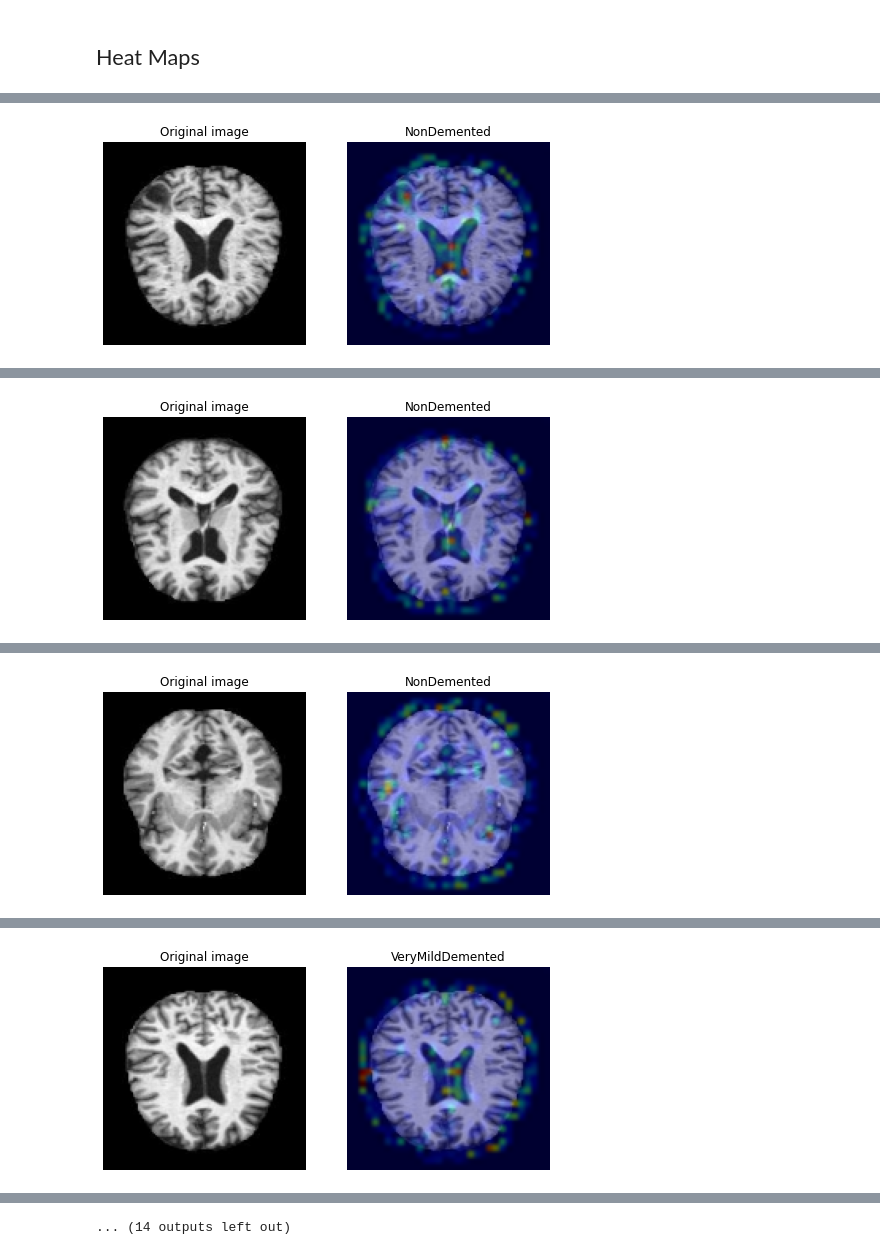
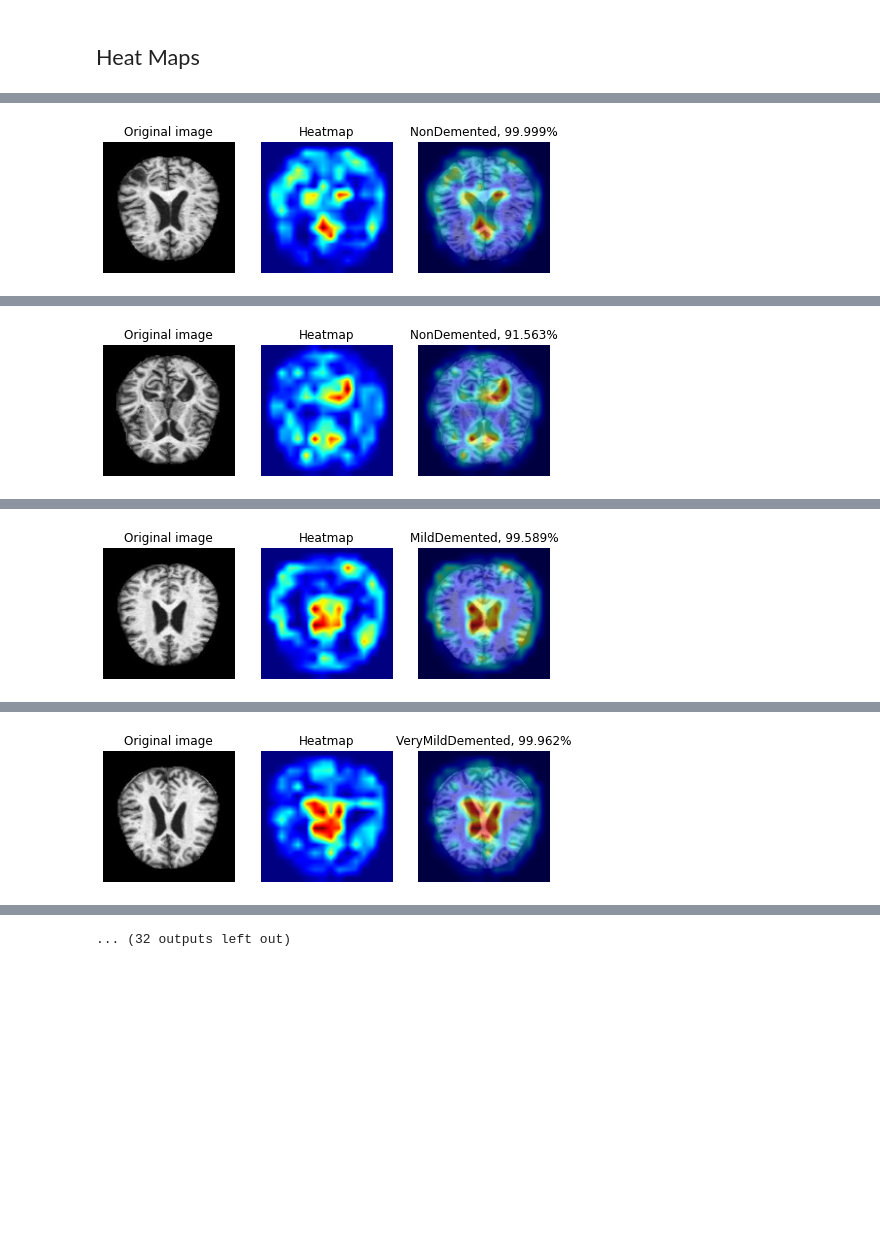
Before and after one commit to anagavrilovic/AlzheimersDisease, a Jupyter notebook: cnn/Classifying Severity of Alzheimer's Disease - CNN.ipynb, the cells around one changed output, grey strips where cells are left out. Cells and saved outputs as stored; diff of their text form; code cells hidden in the pictures; blank space fills up the shorter version.

Commit message:
HEATMAPS DONE

```diff
--- a/cnn/Classifying Severity of Alzheimer's Disease - CNN.ipynb
+++ b/cnn/Classifying Severity of Alzheimer's Disease - CNN.ipynb
@@ -68,14 +68,14 @@ train_images = []
 train_image_labels = []
 
 for image_path, image_label in images_dict.items():
-    img = cv2.cvtColor(cv2.imread(image_path), cv2.COLOR_BGR2GRAY)
+    img = cv2.cvtColor(cv2.imread(image_path), cv2.COLOR_BGR2RGB)
     img = cv2.resize(img, IMAGE_SIZE)
     train_images.append(img)
     train_image_labels.append(image_label)
     # print(image_path)
 
-train_images = np.array(train_images, dtype=float)
-train_image_labels = np.array(train_image_labels, dtype=float)
+train_images = np.asarray(train_images)
+train_image_labels = np.asarray(train_image_labels)
 # %% [markdown]
 <h3 style="font-weight: normal;">Split to train and test</h3>
 # %%
@@ -87,8 +87,7 @@ train_images, test_images, train_image_labels, test_image_labels = train_test_sp
     stratify=train_image_labels)
 
 # Copying images for visualizing via heatmaps
-test_images_for_heatmaps = copy.deepcopy(test_images[0::100])
-test_image_vectors_for_heatmaps = copy.deepcopy(test_images[0::100])
+test_images_for_heatmaps = copy.deepcopy(test_images[0::60])
 
 train_images = train_images / 255
 test_images = test_images / 255
@@ -96,14 +95,14 @@ test_images = test_images / 255
 <h3 style="font-weight: normal;">Oversampling</h3>
 # %%
 sm = SMOTE(random_state=42)
-train_images, train_image_labels = sm.fit_resample(train_images.reshape(-1, IMAGE_SIZE[0] * IMAGE_SIZE[1] * 1),
+train_images, train_image_labels = sm.fit_resample(train_images.reshape(-1, IMAGE_SIZE[0] * IMAGE_SIZE[1] * 3),
                                                    train_image_labels)
-train_images = train_images.reshape(-1, IMAGE_SIZE[0], IMAGE_SIZE[1], 1)
+train_images = train_images.reshape(-1, IMAGE_SIZE[0], IMAGE_SIZE[1], 3)
 
 
-test_images, test_image_labels = sm.fit_resample(test_images.reshape(-1, IMAGE_SIZE[0] * IMAGE_SIZE[1] * 1),
+test_images, test_image_labels = sm.fit_resample(test_images.reshape(-1, IMAGE_SIZE[0] * IMAGE_SIZE[1] * 3),
                                                  test_image_labels)
-test_images = test_images.reshape(-1, IMAGE_SIZE[0], IMAGE_SIZE[1], 1)
+test_images = test_images.reshape(-1, IMAGE_SIZE[0], IMAGE_SIZE[1], 3)
 # %% [markdown]
 <h3 style="font-weight: normal;">Shuffling data</h3>
 # %%
@@ -112,11 +111,11 @@ train_images, train_image_labels = shuffle(train_images, train_image_labels)
 <h3 style="font-weight: normal;">Creating and training model</h3>
 # %%
 try:
-    model = load_model('models/cnn.h5')
+    model = load_model('models/cnn-rgb.h5')
 except:
     model = Sequential()
 
-    model.add(Conv2D(input_shape=IMAGE_SIZE+(1,), filters=64, kernel_size=(3, 3), activation='relu', padding="same"))
+    model.add(Conv2D(input_shape=IMAGE_SIZE+(3,), filters=64, kernel_size=(3, 3), activation='relu', padding="same"))
     model.add(MaxPool2D(pool_size=(2, 2)))
 
     model.add(Conv2D(filters=64, kernel_size=(3, 3), activation='relu', padding="same"))
@@ -135,7 +134,7 @@ except:
     model.compile(optimizer="adam", loss='sparse_categorical_crossentropy', metrics=['accuracy'])
 
     history = model.fit(train_images, train_image_labels, epochs=15, verbose=1)
-    model.save('models/cnn.h5')
+    model.save('models/cnn-rgb.h5')
 
     # Plotting accuracy and loss during training
     # accuracy
@@ -237,12 +233,3 @@ test_image_vectors_for_heatmaps = test_image_vectors_for_heatmaps.reshape(-1, IM
 # %%
-for idx, image_for_heatmap in enumerate(test_image_vectors_for_heatmaps):
-    image = copy.deepcopy(image_for_heatmap)
-    image = np.expand_dims(image, axis=0)
-
-    model.layers[-1].activation = None
-
-    preds = model.predict(image)
-    heatmap = make_gradcam_heatmap(image, model, 'conv2d_2')
-
-    display_gradcam(test_images_for_heatmaps[idx], heatmap, preds, classes)
+apply_gradcam(model, classes, test_images_for_heatmaps)
 # %% [output]
@@ -250 +237 @@ for idx, image_for_heatmap in enumerate(test_image_vectors_for_heatmaps):
-[figure, old version]
+[figure, new version]
@@ -252 +239 @@ for idx, image_for_heatmap in enumerate(test_image_vectors_for_heatmaps):
-[figure, old version]
+[figure, new version]
@@ -254 +241 @@ for idx, image_for_heatmap in enumerate(test_image_vectors_for_heatmaps):
-[figure, old version]
+[figure, new version]
@@ -256 +243 @@ for idx, image_for_heatmap in enumerate(test_image_vectors_for_heatmaps):
-[figure, old version]
+[figure, new version]
@@ -261 +248 @@ for idx, image_for_heatmap in enumerate(test_image_vectors_for_heatmaps):
-... (14 outputs left out)
+... (32 outputs left out)
```
Also changed, not shown: parts of 7 cells of this notebook, 4 other files.
